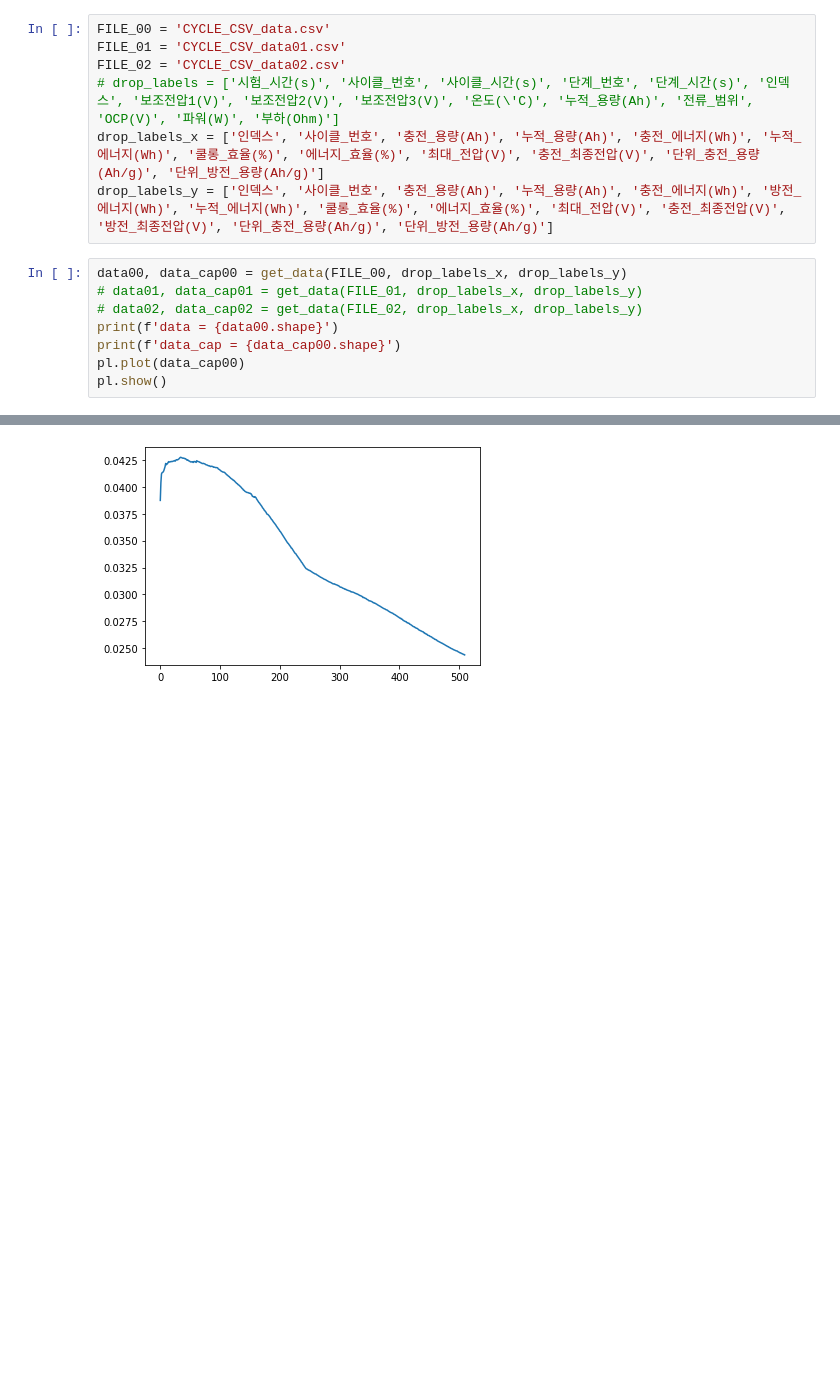
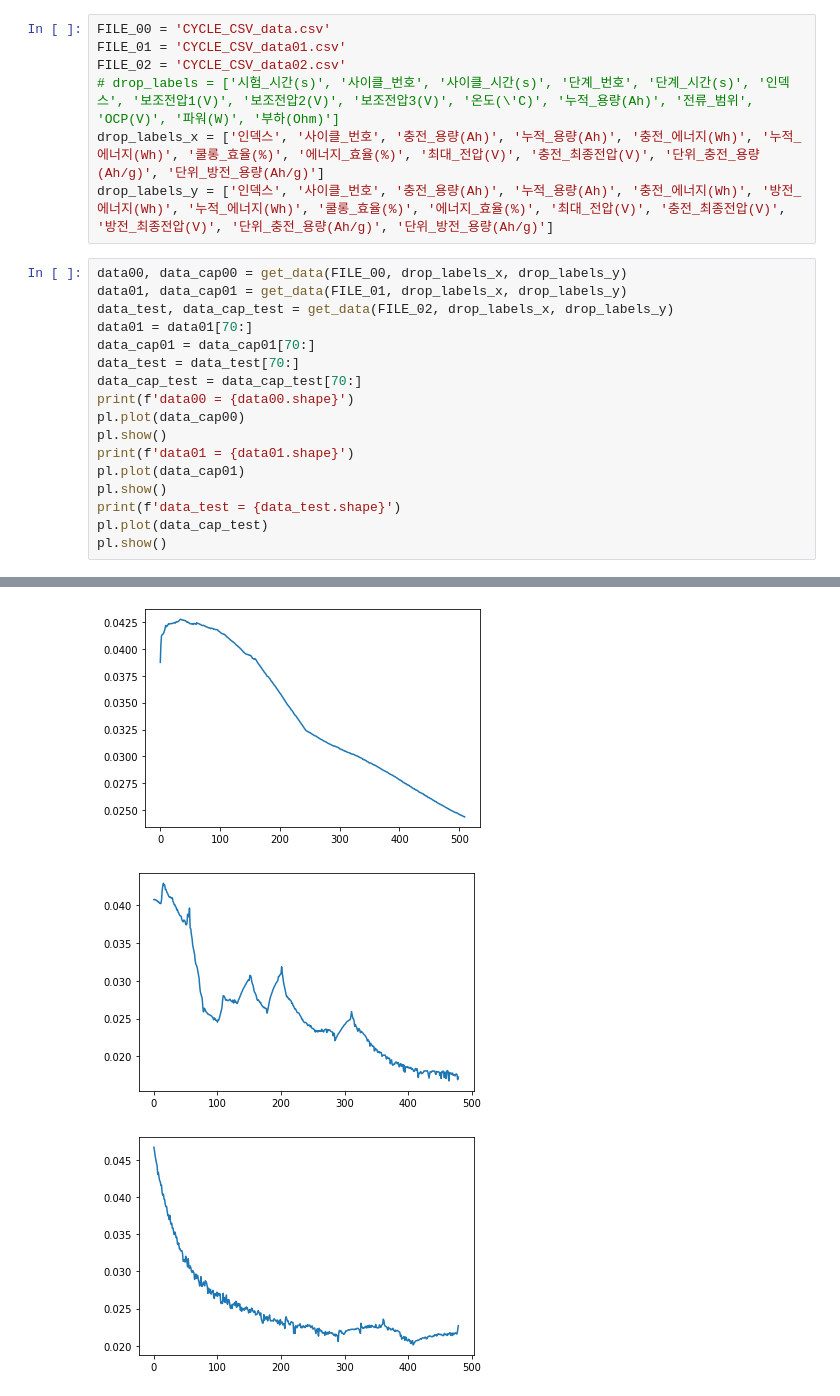
Before and after one commit to pnpsuM/SOH_Est_CNN-LSTM, a Jupyter notebook: CNN-LSTM_SOH.ipynb, the cells around one changed output, grey strips where cells are left out. Cells and saved outputs as stored; diff of their text form; blank space fills up the shorter version.

```diff
--- a/CNN-LSTM_SOH.ipynb
+++ b/CNN-LSTM_SOH.ipynb
@@ -17,12 +17,21 @@ drop_labels_x = ['인덱스', '사이클_번호', '충전_용량(Ah)', '누적_
 drop_labels_y = ['인덱스', '사이클_번호', '충전_용량(Ah)', '누적_용량(Ah)', '충전_에너지(Wh)', '방전_에너지(Wh)', '누적_에너지(Wh)', '쿨롱_효율(%)', '에너지_효율(%)', '최대_전압(V)', '충전_최종전압(V)', '방전_최종전압(V)', '단위_충전_용량(Ah/g)', '단위_방전_용량(Ah/g)']
 # %%
 data00, data_cap00 = get_data(FILE_00, drop_labels_x, drop_labels_y)
-# data01, data_cap01 = get_data(FILE_01, drop_labels_x, drop_labels_y)
-# data02, data_cap02 = get_data(FILE_02, drop_labels_x, drop_labels_y)
-print(f'data = {data00.shape}')
-print(f'data_cap = {data_cap00.shape}')
+data01, data_cap01 = get_data(FILE_01, drop_labels_x, drop_labels_y)
+data_test, data_cap_test = get_data(FILE_02, drop_labels_x, drop_labels_y)
+data01 = data01[70:]
+data_cap01 = data_cap01[70:]
+data_test = data_test[70:]
+data_cap_test = data_cap_test[70:]
+print(f'data00 = {data00.shape}')
 pl.plot(data_cap00)
 pl.show()
+print(f'data01 = {data01.shape}')
+pl.plot(data_cap01)
+pl.show()
+print(f'data_test = {data_test.shape}')
+pl.plot(data_cap_test)
+pl.show()
 # %% [output]
 Index(['방전_용량(Ah)', '방전_에너지(Wh)', '방전_최종전압(V)'], dtype='object')
 Index(['방전_용량(Ah)'], dtype='object')
@@ -31,2 +45,4 @@ data_cap = (510, 1)
 [figure]
+[figure, added]
+[figure, added]
 # %%
```
Also changed, not shown: parts of 6 cells of this notebook, 6 other files.
